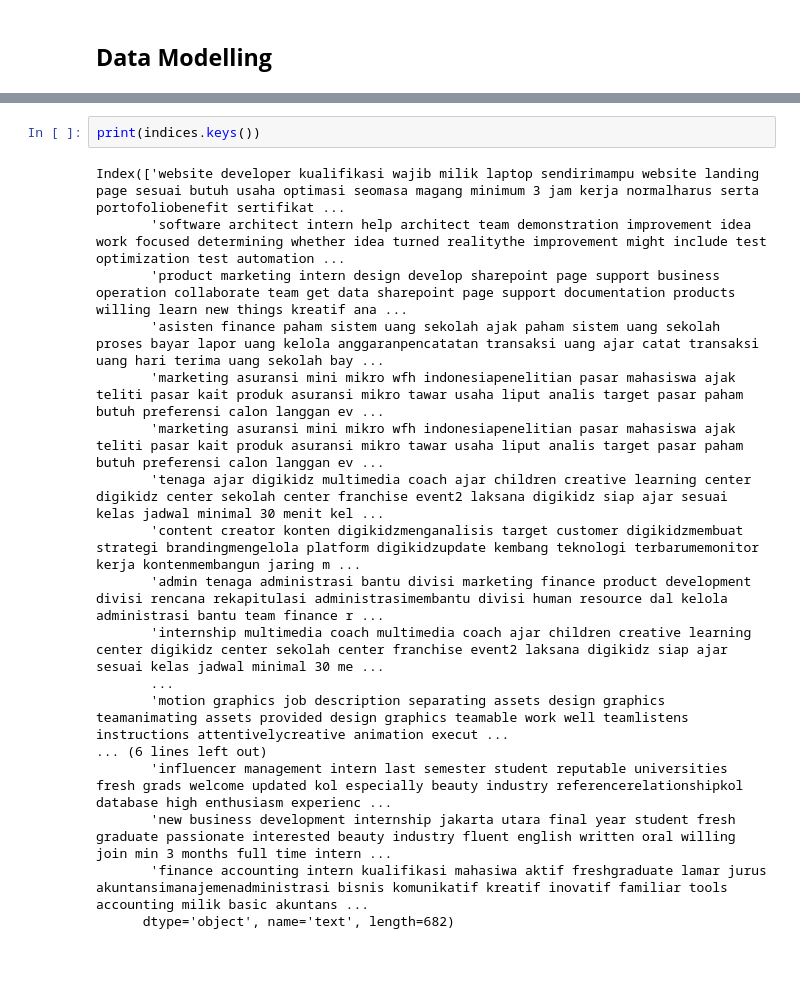
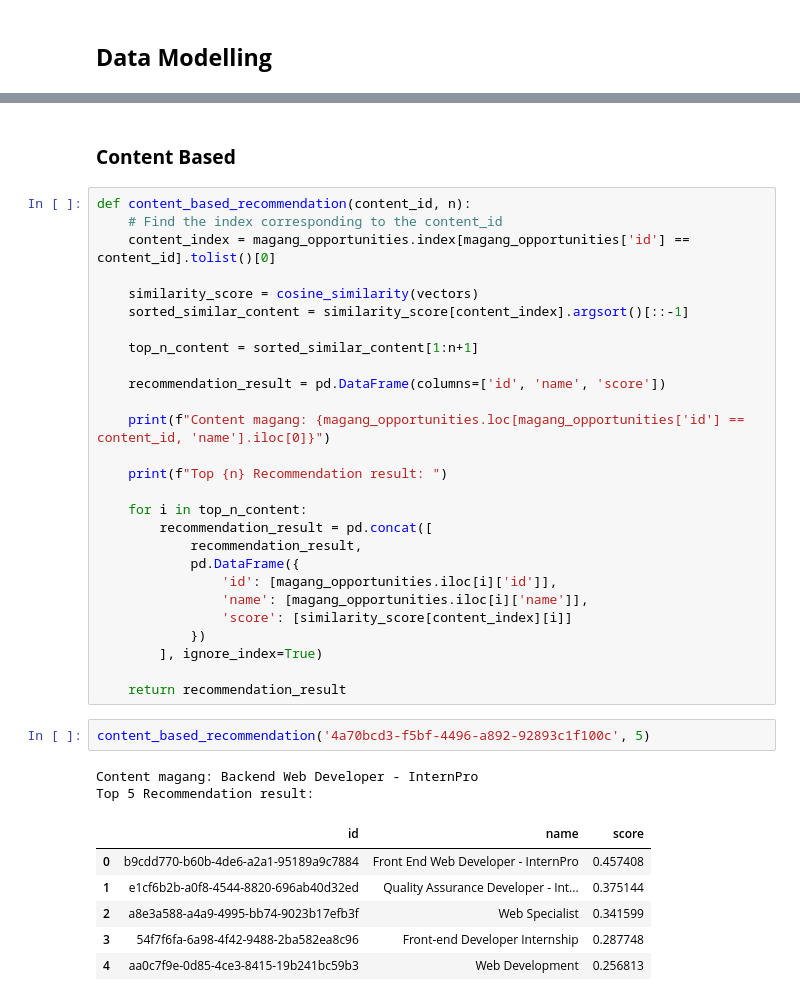
Before and after one commit to Aszaychik/optimasi-search-magang-merdeka, a Jupyter notebook: model.ipynb, the cells around one changed output, grey strips where cells are left out. Cells and saved outputs as stored; diff of their text form; blank space fills up the shorter version.

```diff
--- a/model.ipynb
+++ b/model.ipynb
@@ -380,20 +337,40 @@ else:
-# %%
-print(indices.keys())
-# %% [output]
-Index(['website developer kualifikasi wajib milik laptop sendirimampu website landing page sesuai butuh usaha optimasi seomasa magang minimum 3 jam kerja normalharus serta portofoliobenefit sertifikat ...
-       'software architect intern help architect team demonstration improvement idea work focused determining whether idea turned realitythe improvement might include test optimization test automation ...
-       'product marketing intern design develop sharepoint page support business operation collaborate team get data sharepoint page support documentation products willing learn new things kreatif ana ...
-       'asisten finance paham sistem uang sekolah ajak paham sistem uang sekolah proses bayar lapor uang kelola anggaranpencatatan transaksi uang ajar catat transaksi uang hari terima uang sekolah bay ...
-       'marketing asuransi mini mikro wfh indonesiapenelitian pasar mahasiswa ajak teliti pasar kait produk asuransi mikro tawar usaha liput analis target pasar paham butuh preferensi calon langgan ev ...
-       'marketing asuransi mini mikro wfh indonesiapenelitian pasar mahasiswa ajak teliti pasar kait produk asuransi mikro tawar usaha liput analis target pasar paham butuh preferensi calon langgan ev ...
-       'tenaga ajar digikidz multimedia coach ajar children creative learning center digikidz center sekolah center franchise event2 laksana digikidz siap ajar sesuai kelas jadwal minimal 30 menit kel ...
-       'content creator konten digikidzmenganalisis target customer digikidzmembuat strategi brandingmengelola platform digikidzupdate kembang teknologi terbarumemonitor kerja kontenmembangun jaring m ...
-       'admin tenaga administrasi bantu divisi marketing finance product development divisi rencana rekapitulasi administrasimembantu divisi human resource dal kelola administrasi bantu team finance r ...
-       'internship multimedia coach multimedia coach ajar children creative learning center digikidz center sekolah center franchise event2 laksana digikidz siap ajar sesuai kelas jadwal minimal 30 me ...
-       ...
-       'motion graphics job description separating assets design graphics teamanimating assets provided design graphics teamable work well teamlistens instructions attentivelycreative animation execut ...
-... (6 lines left out)
-       'influencer management intern last semester student reputable universities fresh grads welcome updated kol especially beauty industry referencerelationshipkol database high enthusiasm experienc ...
-       'new business development internship jakarta utara final year student fresh graduate passionate interested beauty industry fluent english written oral willing join min 3 months full time intern ...
-       'finance accounting intern kualifikasi mahasiwa aktif freshgraduate lamar jurus akuntansimanajemenadministrasi bisnis komunikatif kreatif inovatif familiar tools accounting milik basic akuntans ...
-      dtype='object', name='text', length=682)
+# %% [markdown]
+### **Content Based**
+# %%
+def content_based_recommendation(content_id, n):
+    # Find the index corresponding to the content_id
+    content_index = magang_opportunities.index[magang_opportunities['id'] == content_id].tolist()[0]
+
+    similarity_score = cosine_similarity(vectors)
+    sorted_similar_content = similarity_score[content_index].argsort()[::-1]
+
+    top_n_content = sorted_similar_content[1:n+1]
+
+    recommendation_result = pd.DataFrame(columns=['id', 'name', 'score'])
+
+    print(f"Content magang: {magang_opportunities.loc[magang_opportunities['id'] == content_id, 'name'].iloc[0]}")
+
+    print(f"Top {n} Recommendation result: ")
+
+    for i in top_n_content:
+        recommendation_result = pd.concat([
+            recommendation_result,
+            pd.DataFrame({
+                'id': [magang_opportunities.iloc[i]['id']],
+                'name': [magang_opportunities.iloc[i]['name']],
+                'score': [similarity_score[content_index][i]]
+            })
+        ], ignore_index=True)
+
+    return recommendation_result
+# %%
+content_based_recommendation('4a70bcd3-f5bf-4496-a892-92893c1f100c', 5)
+# %% [output]
+Content magang: Backend Web Developer - InternPro
+Top 5 Recommendation result:
+|  | id | name | score |
+| 0 | b9cdd770-b60b-4de6-a2a1-95189a9c7884 | Front End Web Developer - InternPro | 0.457408 |
+| 1 | e1cf6b2b-a0f8-4544-8820-696ab40d32ed | Quality Assurance Developer - Int... | 0.375144 |
+| 2 | a8e3a588-a4a9-4995-bb74-9023b17efb3f | Web Specialist | 0.341599 |
+| 3 | 54f7f6fa-6a98-4f42-9488-2ba582ea8c96 | Front-end Developer Internship | 0.287748 |
+| 4 | aa0c7f9e-0d85-4ce3-8415-19b241bc59b3 | Web Development | 0.256813 |
```
Also changed, not shown: parts of 22 cells of this notebook.
